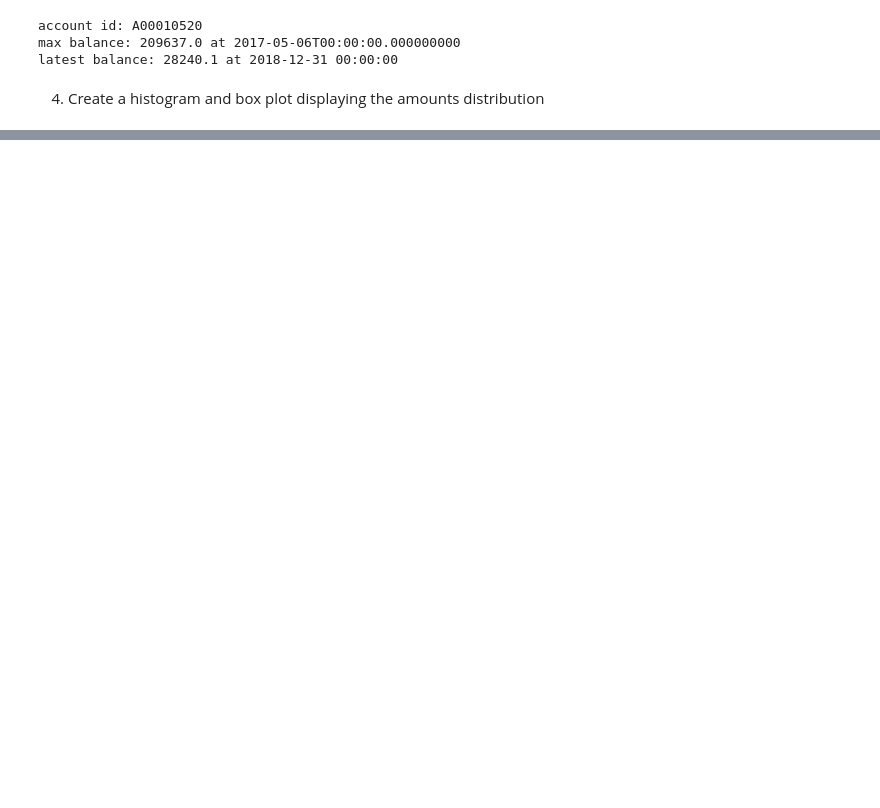
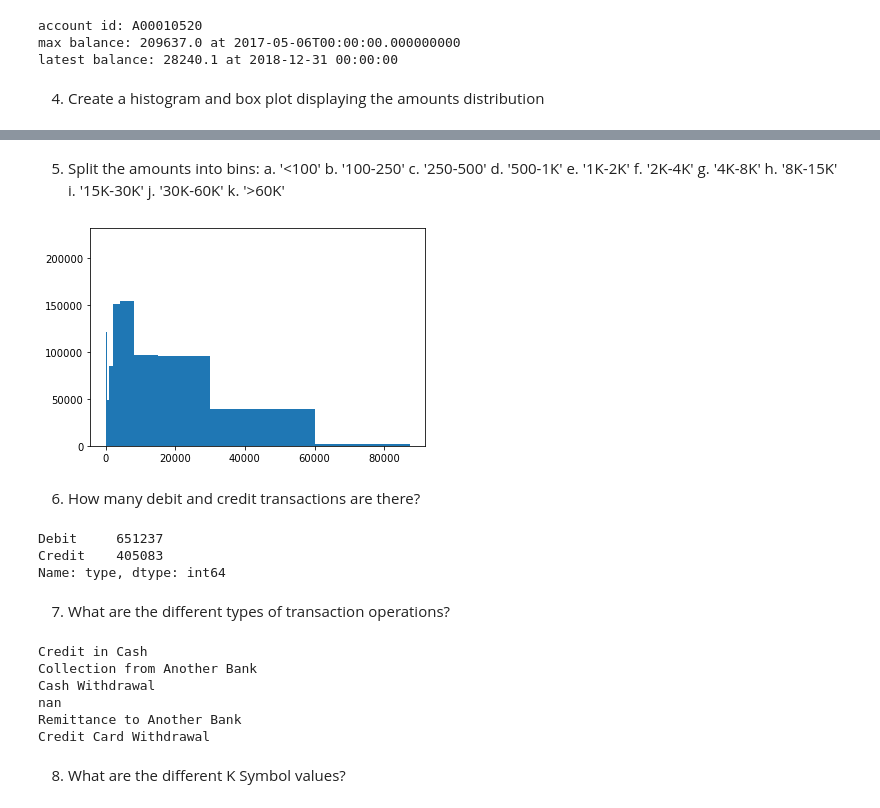
Before and after one commit to ironik96/Datathon, a Jupyter notebook: solution/transactions.ipynb, the cells around one changed output, grey strips where cells are left out. Cells and saved outputs as stored; diff of their text form; code cells hidden in the pictures; blank space fills up the shorter version.

Commit message:
Complete level 1 and 2.1 of transactions

```diff
--- a/solution/transactions.ipynb
+++ b/solution/transactions.ipynb
@@ -68,0 +67,44 @@ latest balance: 28240.1 at 2018-12-31 00:00:00
+# %% [markdown]
+5. Split the amounts into bins:
+a. '<100'
+b. '100-250'
+c. '250-500'
+d. '500-1K'
+e. '1K-2K'
+f. '2K-4K'
+g. '4K-8K'
+h. '8K-15K'
+i. '15K-30K'
+j. '30K-60K'
+k. '>60K'
+# %%
+bins = [0,100,250,500,1000,2000,4000,8000,15000,30000,60000,max_amount]
+plt.hist(df_trans.amount, bins=bins)
+plt.show()
+# %% [output]
+[figure, added]
+# %% [markdown]
+6. How many debit and credit transactions are there?
+# %%
+df_trans.type.value_counts()
+# %% [output]
+Debit     651237
+Credit    405083
+Name: type, dtype: int64
+# %% [markdown]
+7. What are the different types of transaction operations?
+# %%
+operations = df_trans.operation.unique()
+# operations = df_trans.operation.dropna().unique()
+
+for o in operations:
+    print(o)
+# %% [output]
+Credit in Cash
+Collection from Another Bank
+Cash Withdrawal
+nan
+Remittance to Another Bank
+Credit Card Withdrawal
+# %% [markdown]
+8. What are the different K Symbol values?
```
Also changed, not shown: parts of 14 cells of this notebook.
